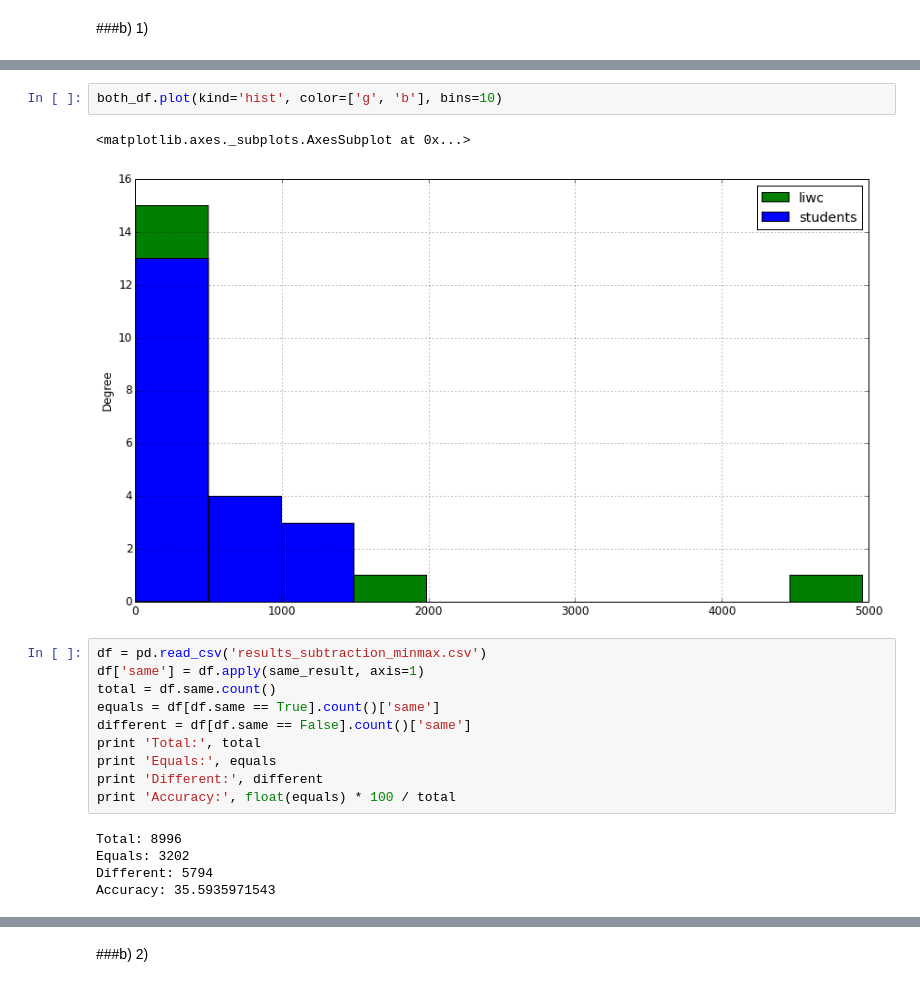
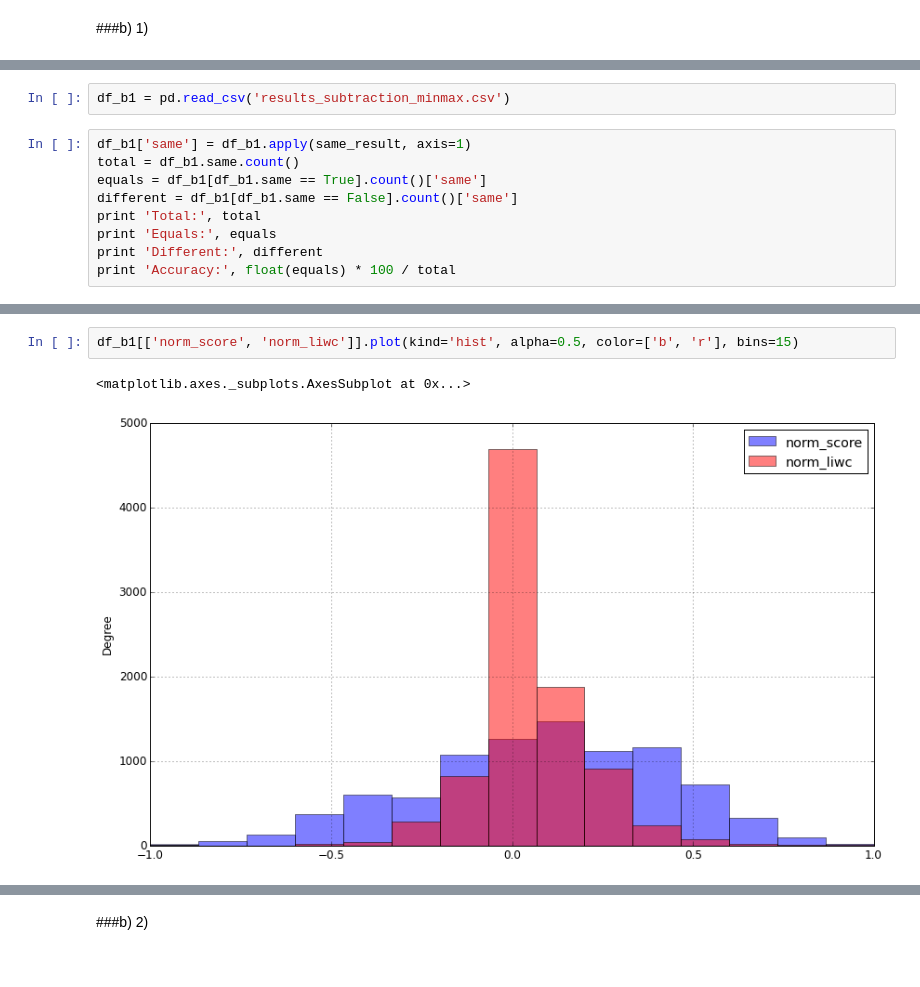
Before and after one commit to mavillard/liwc, a Jupyter notebook: comparison.ipynb, the cells around one changed output, grey strips where cells are left out. Saved outputs shown, nothing was run; the diff lists cells and outputs as text.

```diff
--- a/comparison.ipynb
+++ b/comparison.ipynb
@@ -187,0 +93,11 @@ array([[<matplotlib.axes._subplots.AxesSubplot object at 0x...>,
+# %%
+df_b1 = pd.read_csv('results_subtraction_minmax.csv')
+# %%
+df_b1['same'] = df_b1.apply(same_result, axis=1)
+total = df_b1.same.count()
+equals = df_b1[df_b1.same == True].count()['same']
+different = df_b1[df_b1.same == False].count()['same']
+print 'Total:', total
+print 'Equals:', equals
+print 'Different:', different
+print 'Accuracy:', float(equals) * 100 / total
@@ -188,20 +115,5 @@ array([[<matplotlib.axes._subplots.AxesSubplot object at 0x...>,
 # %%
-both_df.plot(kind='hist', color=['g', 'b'], bins=10)
+df_b1[['norm_score', 'norm_liwc']].plot(kind='hist', alpha=0.5, color=['b', 'r'], bins=15)
 # %% [output]
 <matplotlib.axes._subplots.AxesSubplot at 0x...>
-[figure, old version]
+[figure, new version]
-# %%
-df = pd.read_csv('results_subtraction_minmax.csv')
-df['same'] = df.apply(same_result, axis=1)
-total = df.same.count()
-equals = df[df.same == True].count()['same']
-different = df[df.same == False].count()['same']
-print 'Total:', total
-print 'Equals:', equals
-print 'Different:', different
-print 'Accuracy:', float(equals) * 100 / total
-# %% [output]
-Total: 8996
-Equals: 3202
-Different: 5794
-Accuracy: 35.5935971543
```
Also changed, not shown: parts of 38 cells of this notebook.
